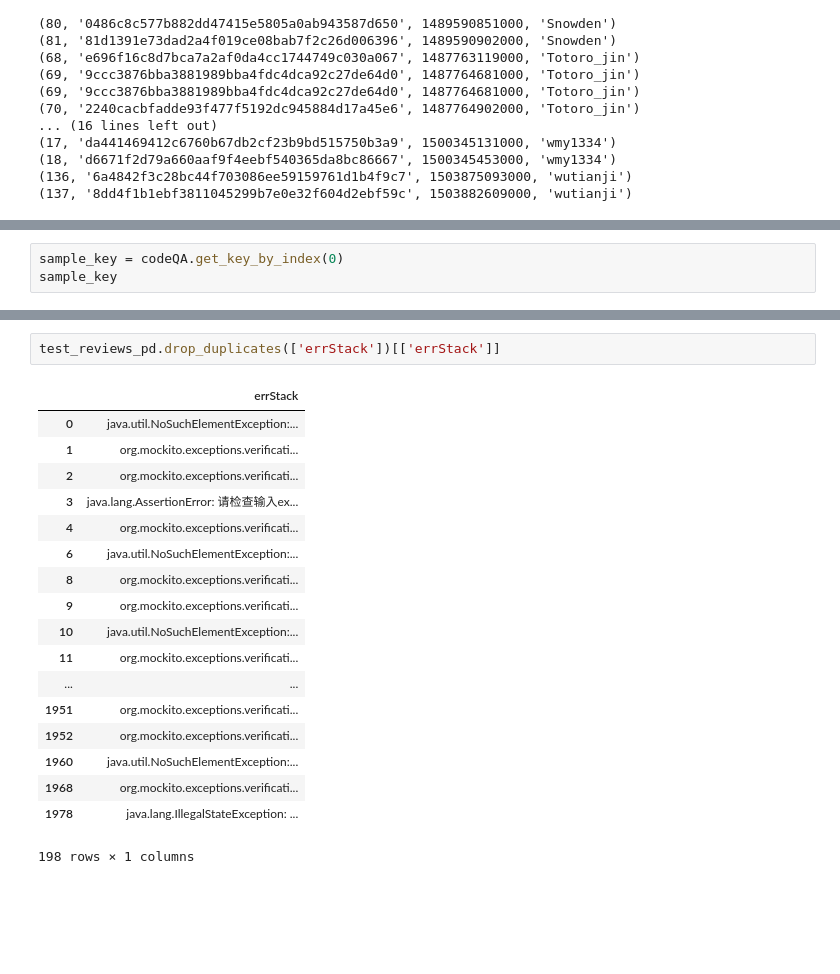
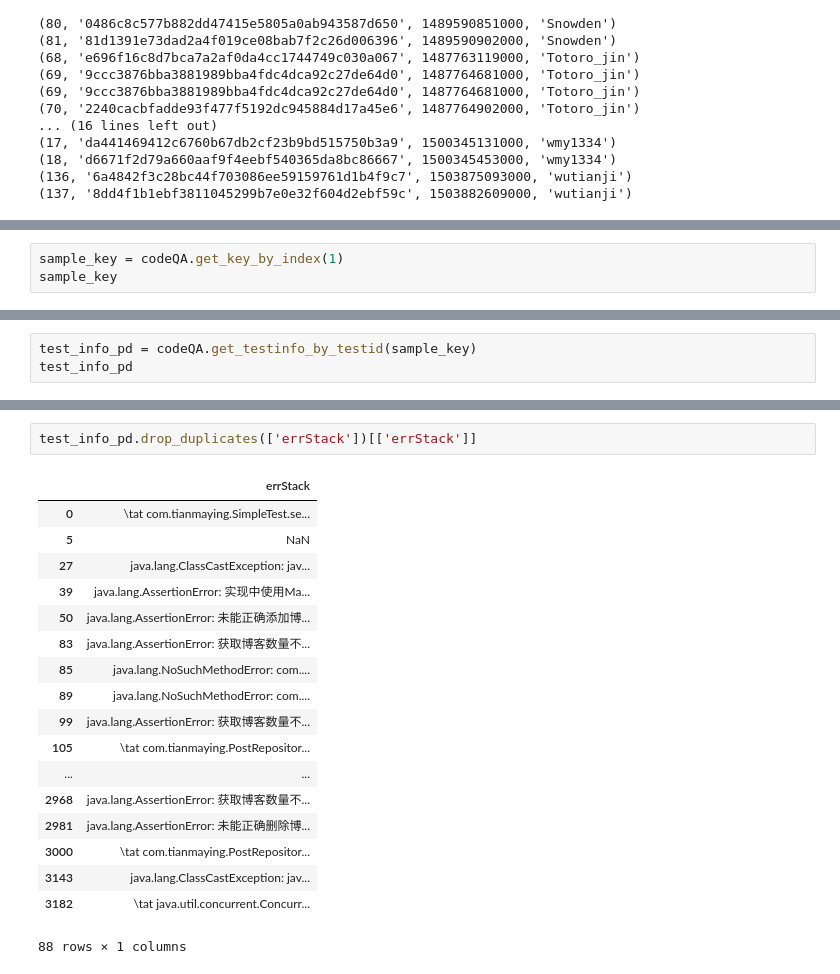
Before and after one commit to xzhren/autoQA, a Jupyter notebook: 1#AnswerUtils.ipynb, the cells around one changed output, grey strips where cells are left out. Drawn from its saved outputs; the diff is of its cells as text; blank space fills up the shorter version.

```diff
--- a/1#AnswerUtils.ipynb
+++ b/1#AnswerUtils.ipynb
@@ -174,7 +173,7 @@ code_keys.sort_values(['lesson'])
 | 5 | java-basic | static-variable-and-method | default |
 | 1 | java-basic | string | default |
 # %%
-sample_key = codeQA.get_key_by_index(0)
+sample_key = codeQA.get_key_by_index(1)
 sample_key
 # %% [output]
 |  | course | lesson | question |
@@ -282,0 +245,3 @@ test_reviews_pd.head()
+# %%
+test_info_pd = codeQA.get_testinfo_by_testid(sample_key)
+test_info_pd
@@ -309,22 +299,22 @@ test_reviews_pd.drop_duplicates(['errMessage','errStack'])[['errMessage','errSta
 # %%
-test_reviews_pd.drop_duplicates(['errStack'])[['errStack']]
+test_info_pd.drop_duplicates(['errStack'])[['errStack']]
 # %% [output]
 |  | errStack |
-| 0 | java.util.NoSuchElementException:... |
-| 1 | org.mockito.exceptions.verificati... |
-| 2 | org.mockito.exceptions.verificati... |
-| 3 | java.lang.AssertionError: 请检查输入ex... |
-| 4 | org.mockito.exceptions.verificati... |
-| 6 | java.util.NoSuchElementException:... |
-| 8 | org.mockito.exceptions.verificati... |
-| 9 | org.mockito.exceptions.verificati... |
-| 10 | java.util.NoSuchElementException:... |
-| 11 | org.mockito.exceptions.verificati... |
+| 0 | \tat com.tianmaying.SimpleTest.se... |
+| 5 | NaN |
+| 27 | java.lang.ClassCastException: jav... |
+| 39 | java.lang.AssertionError: 实现中使用Ma... |
+| 50 | java.lang.AssertionError: 未能正确添加博... |
+| 83 | java.lang.AssertionError: 获取博客数量不... |
+| 85 | java.lang.NoSuchMethodError: com.... |
+| 89 | java.lang.NoSuchMethodError: com.... |
+| 99 | java.lang.AssertionError: 获取博客数量不... |
+| 105 | \tat com.tianmaying.PostRepositor... |
 | ... | ... |
-| 1951 | org.mockito.exceptions.verificati... |
-| 1952 | org.mockito.exceptions.verificati... |
-| 1960 | java.util.NoSuchElementException:... |
-| 1968 | org.mockito.exceptions.verificati... |
-| 1978 | java.lang.IllegalStateException: ... |
+| 2968 | java.lang.AssertionError: 获取博客数量不... |
+| 2981 | java.lang.AssertionError: 未能正确删除博... |
+| 3000 | \tat com.tianmaying.PostRepositor... |
+| 3143 | java.lang.ClassCastException: jav... |
+| 3182 | \tat java.util.concurrent.Concurr... |
-198 rows × 1 columns
+88 rows × 1 columns
 # %%
```
Also changed, not shown: parts of 20 cells of this notebook, 2 other files.
